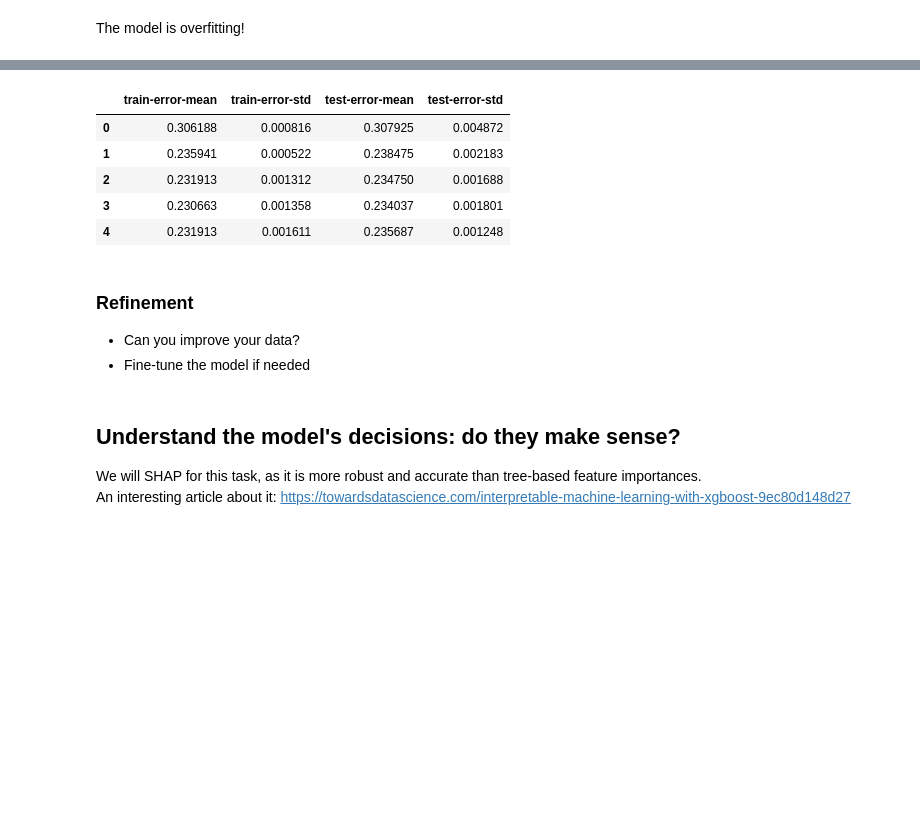
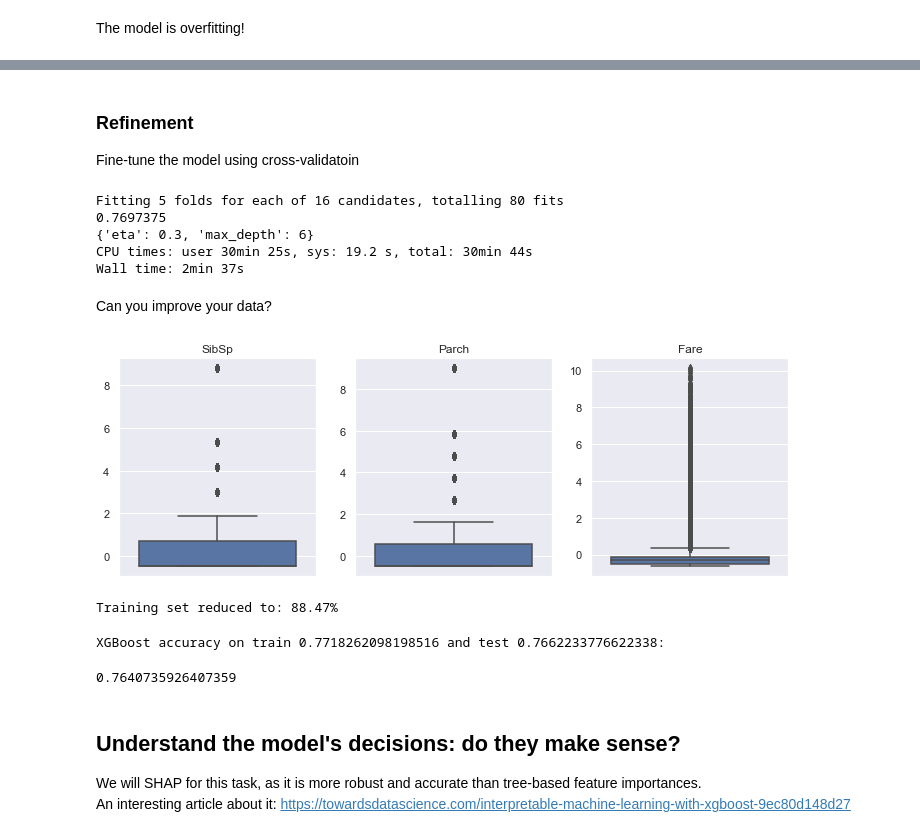
Before and after one commit to carolinemcosta/tech-talk-itech, a Jupyter notebook: tech-talk-v2.ipynb, the cells around one changed output, grey strips where cells are left out. Saved outputs shown, nothing was run; the diff lists cells and outputs as text; code cells hidden in the pictures; blank space fills up the shorter version.

Commit message:
CV and outliers

```diff
--- a/tech-talk-v2.ipynb
+++ b/tech-talk-v2.ipynb
@@ -340,11 +365,0 @@ XGBoost accuracy on train 0.691625 and test 0.6908809119088091:
-# %%
-res = xgb.cv(params, dtrain, num_boost_round=10, nfold=5,
-             metrics={'error'}, seed=0, as_pandas=True)
-res.head()
-# %% [output]
-|  | train-error-mean | train-error-std | test-error-mean | test-error-std |
-| 0 | 0.306188 | 0.000816 | 0.307925 | 0.004872 |
-| 1 | 0.235941 | 0.000522 | 0.238475 | 0.002183 |
-| 2 | 0.231913 | 0.001312 | 0.234750 | 0.001688 |
-| 3 | 0.230663 | 0.001358 | 0.234037 | 0.001801 |
-| 4 | 0.231913 | 0.001611 | 0.235687 | 0.001248 |
@@ -362,4 +366,39 @@ res.head()
 # %% [markdown]
 ### Refinement
-- Can you improve your data?
-- Fine-tune the model if needed
+
+Fine-tune the model using cross-validatoin
+# %%
+%%time
+# using scikit-learn interface: XGBClassifier
+xgb_model = xgb.XGBClassifier(objective="binary:hinge",
+                              eval_metric="error")
+clf = GridSearchCV(xgb_model,
+                   {'max_depth': [4, 6, 8, 10],
+                    'eta': [0.1, 0.3, 0.6, 1.0]
+                   },
+                   verbose=1
+                  )
+
+clf.fit(titanic_train_prep, titanic_labels_train_prep)
+print(clf.best_score_)
+print(clf.best_params_)
+# %% [output]
+Fitting 5 folds for each of 16 candidates, totalling 80 fits
+0.7697375
+{'eta': 0.3, 'max_depth': 6}
+CPU times: user 30min 25s, sys: 19.2 s, total: 30min 44s
+Wall time: 2min 37s
+# %% [markdown]
+Can you improve your data?
+# %%
+# visualizing outliers
+fig, axs = plt.subplots(1,3, figsize=(12,4))
+sns.boxplot(y=features_pd['SibSp'].to_numpy(), ax=axs[0])
+axs[0].set_title('SibSp')
+sns.boxplot(y=features_pd['Parch'].to_numpy(), ax=axs[1])
+axs[1].set_title('Parch')
+sns.boxplot(y=features_pd['Fare'].to_numpy(), ax=axs[2])
+axs[2].set_title('Fare')
+plt.show()
+# %% [output]
+[figure, added]
@@ -366,3 +412,26 @@ res.head()
+# %%
+print('Training set reduced to: {:1.2f}%'.format(
+    np.shape(titanic_train_prep_clean)[0]/np.shape(titanic_train_prep)[0]*100.0))
+# %% [output]
+Training set reduced to: 88.47%
+# %%
+dtrain_clean = xgb.DMatrix(titanic_train_prep_clean, titanic_labels_train_prep_clean)
+params = {"max_depth": 6, # default
+          "eta": 0.3, # default
+          "objective": "binary:hinge", # for binary classification
+          "eval_metric": "error", # 1 - accuracy
+         }
+xgb_clf_clean = train_eval_model(params, dtrain_clean, dtest,
+                                 titanic_labels_train_prep_clean, titanic_labels_test_prep)
+# %% [output]
+XGBoost accuracy on train 0.7718262098198516 and test 0.7662233776622338:
+# %%
+from sklearn.linear_model import LogisticRegression
+clf = LogisticRegression(random_state=0, max_iter=1000).fit(titanic_train_prep, titanic_labels_train_prep)
+predictions = clf.predict(titanic_test_prep)
+accuracy_score(titanic_labels_test_prep, predictions)
+# %% [output]
+0.7640735926407359
 # %% [markdown]
 ## Understand the model's decisions: do they make sense?
 We will SHAP for this task, as it is more robust and accurate than tree-based feature importances.\
```
Also changed, not shown: parts of 12 cells of this notebook.
